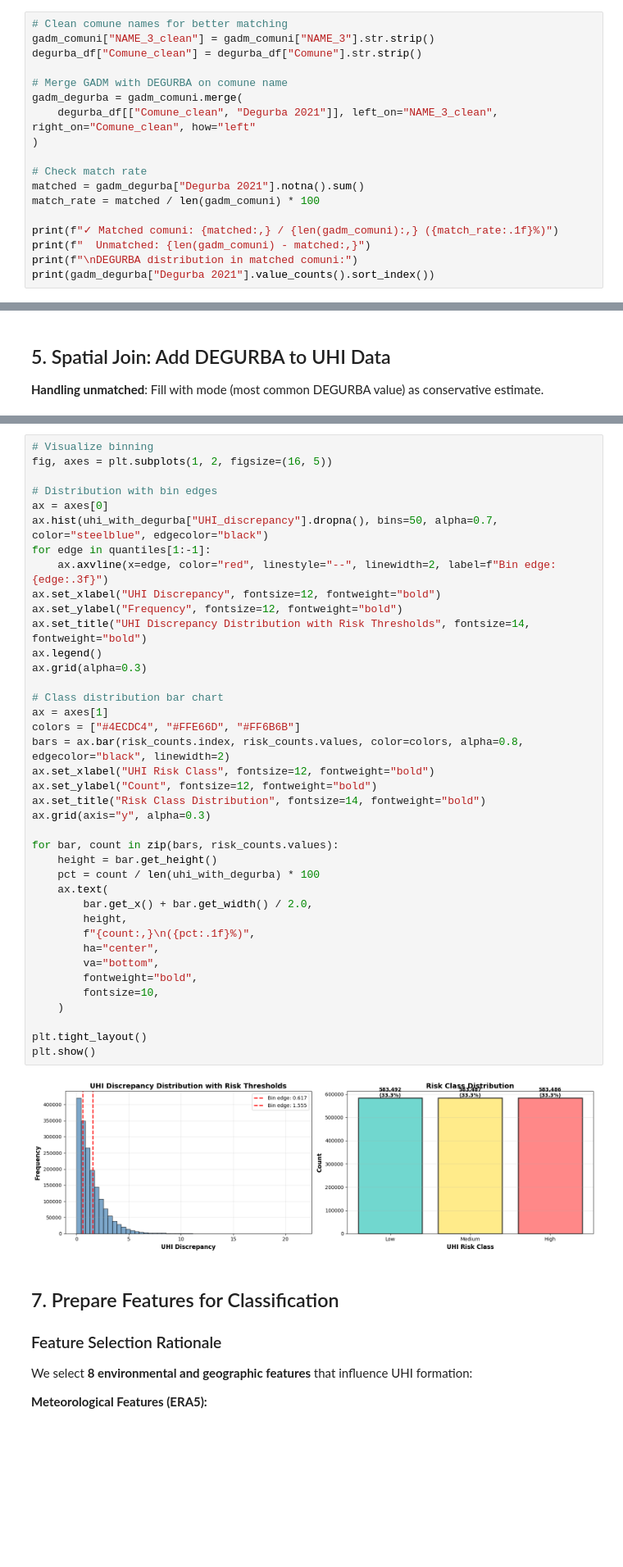
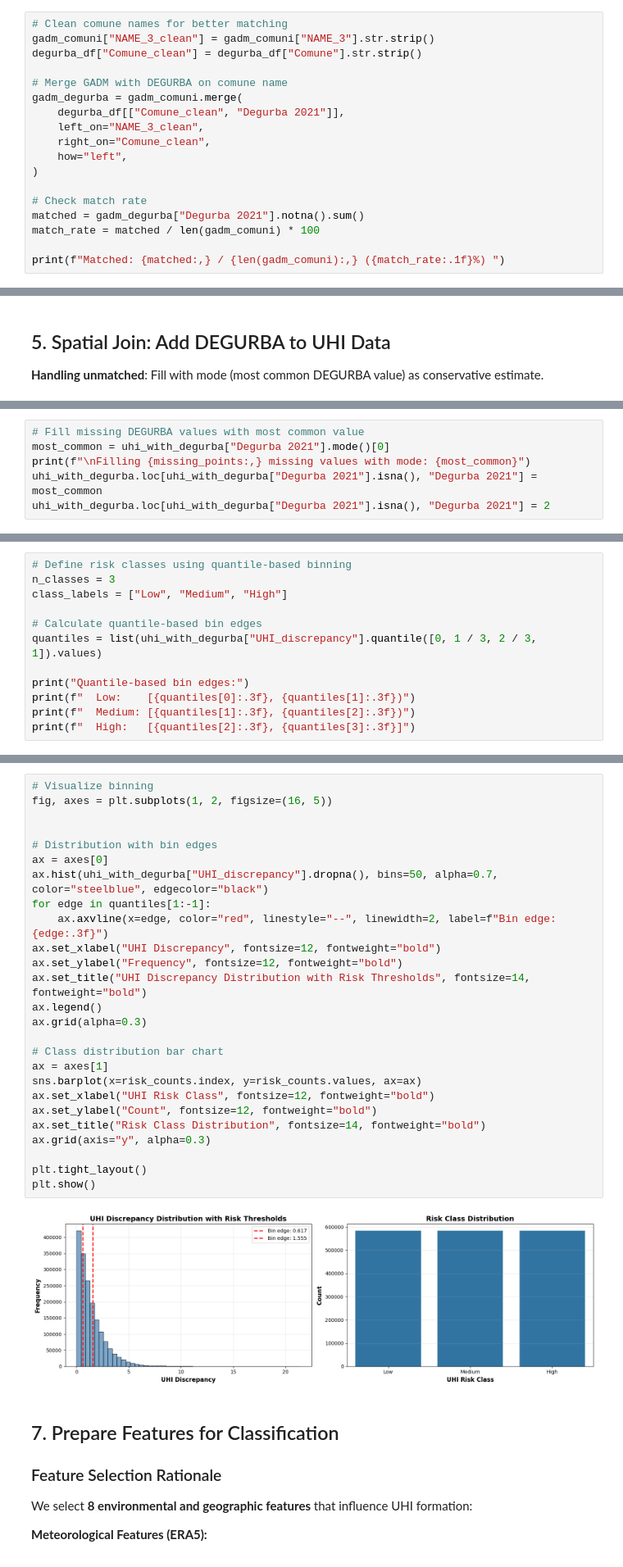
Before and after one commit to VaiTon/GenHack4, a Jupyter notebook: 4_model/week4_team29.ipynb, the cells around one changed output, grey strips where cells are left out. Shown at 82% size. Cells and saved outputs as stored; diff of their text form; blank space fills up the shorter version.

```diff
--- a/4_model/week4_team29.ipynb
+++ b/4_model/week4_team29.ipynb
@@ -127,15 +140,15 @@ degurba_df["Comune_clean"] = degurba_df["Comune"].str.strip()
 
 # Merge GADM with DEGURBA on comune name
 gadm_degurba = gadm_comuni.merge(
-    degurba_df[["Comune_clean", "Degurba 2021"]], left_on="NAME_3_clean", right_on="Comune_clean", how="left"
+    degurba_df[["Comune_clean", "Degurba 2021"]],
+    left_on="NAME_3_clean",
+    right_on="Comune_clean",
+    how="left",
 )
 
 # Check match rate
 matched = gadm_degurba["Degurba 2021"].notna().sum()
 match_rate = matched / len(gadm_comuni) * 100
 
-print(f"✓ Matched comuni: {matched:,} / {len(gadm_comuni):,} ({match_rate:.1f}%)")
-print(f"  Unmatched: {len(gadm_comuni) - matched:,}")
-print(f"\nDEGURBA distribution in matched comuni:")
-print(gadm_degurba["Degurba 2021"].value_counts().sort_index())
+print(f"Matched: {matched:,} / {len(gadm_comuni):,} ({match_rate:.1f}%) ")
 # %% [output]
@@ -274,0 +287,6 @@ DEGURBA distribution:
+# %%
+# Fill missing DEGURBA values with most common value
+most_common = uhi_with_degurba["Degurba 2021"].mode()[0]
+print(f"\nFilling {missing_points:,} missing values with mode: {most_common}")
+uhi_with_degurba.loc[uhi_with_degurba["Degurba 2021"].isna(), "Degurba 2021"] = most_common
+uhi_with_degurba.loc[uhi_with_degurba["Degurba 2021"].isna(), "Degurba 2021"] = 2
@@ -327,0 +356,12 @@ Quantile-based bin edges:
+# %%
+# Define risk classes using quantile-based binning
+n_classes = 3
+class_labels = ["Low", "Medium", "High"]
+
+# Calculate quantile-based bin edges
+quantiles = list(uhi_with_degurba["UHI_discrepancy"].quantile([0, 1 / 3, 2 / 3, 1]).values)
+
+print("Quantile-based bin edges:")
+print(f"  Low:    [{quantiles[0]:.3f}, {quantiles[1]:.3f})")
+print(f"  Medium: [{quantiles[1]:.3f}, {quantiles[2]:.3f})")
+print(f"  High:   [{quantiles[2]:.3f}, {quantiles[3]:.3f}]")
@@ -328,44 +389,31 @@ Quantile-based bin edges:
 # %%
 # Visualize binning
 fig, axes = plt.subplots(1, 2, figsize=(16, 5))
+
 
 # Distribution with bin edges
 ax = axes[0]
 ax.hist(uhi_with_degurba["UHI_discrepancy"].dropna(), bins=50, alpha=0.7, color="steelblue", edgecolor="black")
 for edge in quantiles[1:-1]:
     ax.axvline(x=edge, color="red", linestyle="--", linewidth=2, label=f"Bin edge: {edge:.3f}")
 ax.set_xlabel("UHI Discrepancy", fontsize=12, fontweight="bold")
 ax.set_ylabel("Frequency", fontsize=12, fontweight="bold")
 ax.set_title("UHI Discrepancy Distribution with Risk Thresholds", fontsize=14, fontweight="bold")
 ax.legend()
 ax.grid(alpha=0.3)
 
 # Class distribution bar chart
 ax = axes[1]
-colors = ["#4ECDC4", "#FFE66D", "#FF6B6B"]
-bars = ax.bar(risk_counts.index, risk_counts.values, color=colors, alpha=0.8, edgecolor="black", linewidth=2)
+sns.barplot(x=risk_counts.index, y=risk_counts.values, ax=ax)
 ax.set_xlabel("UHI Risk Class", fontsize=12, fontweight="bold")
 ax.set_ylabel("Count", fontsize=12, fontweight="bold")
 ax.set_title("Risk Class Distribution", fontsize=14, fontweight="bold")
 ax.grid(axis="y", alpha=0.3)
 
-for bar, count in zip(bars, risk_counts.values):
-    height = bar.get_height()
-    pct = count / len(uhi_with_degurba) * 100
-    ax.text(
-        bar.get_x() + bar.get_width() / 2.0,
-        height,
-        f"{count:,}\n({pct:.1f}%)",
-        ha="center",
-        va="bottom",
-        fontweight="bold",
-        fontsize=10,
-    )
-
 plt.tight_layout()
 plt.show()
 # %% [output]
-[figure, old version]
+[figure, new version]
 # %% [markdown]
 ## 7. Prepare Features for Classification
 
```
Also changed, not shown: parts of 73 cells of this notebook, 2 other files.
